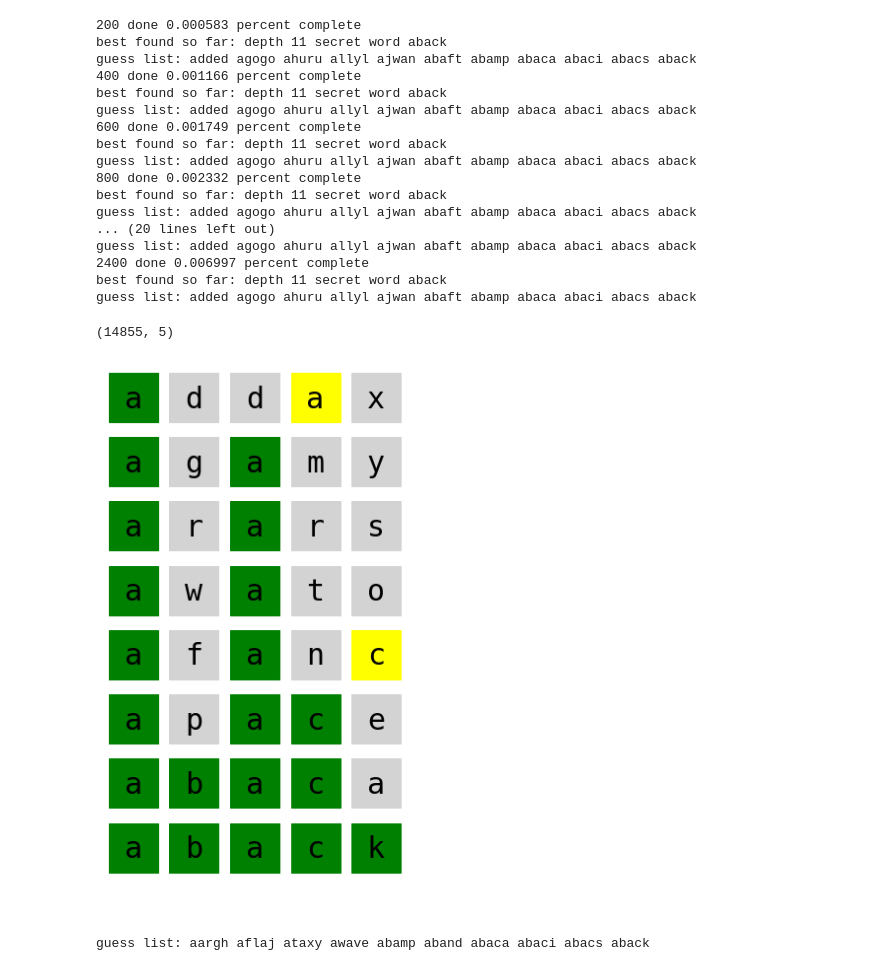
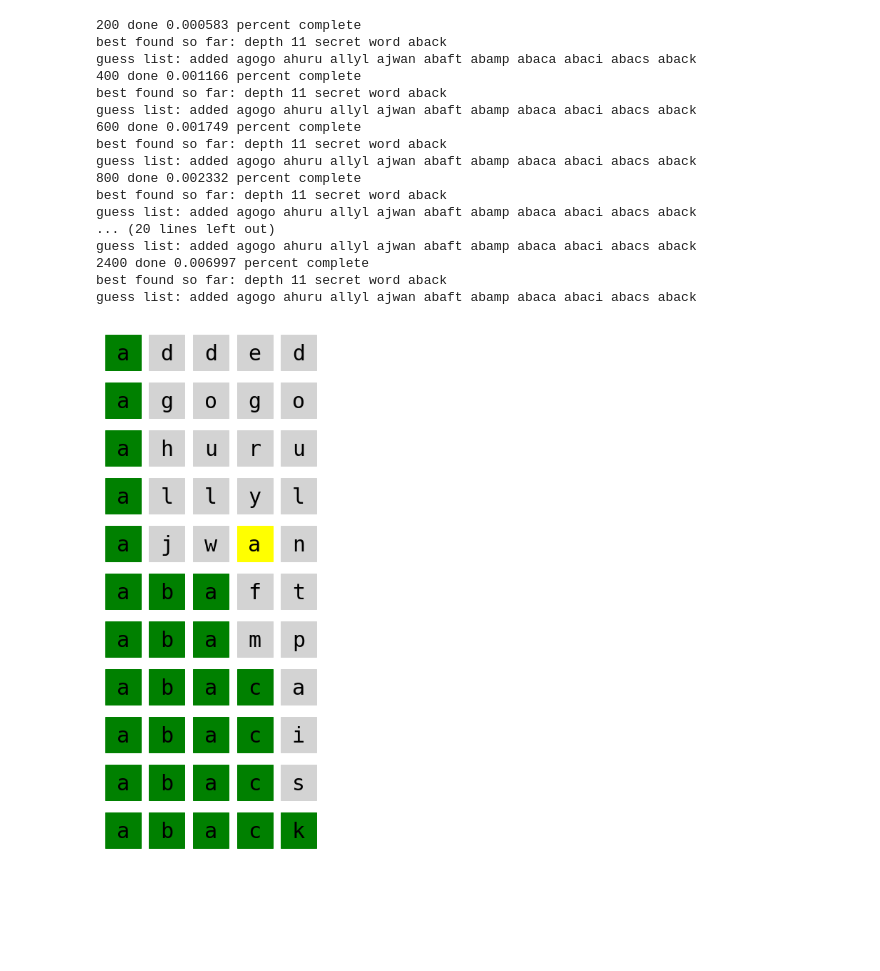
Before and after one commit to dncoble/Notebooks, a Jupyter notebook: The Longest Wordle/The Longest Wordle v2.ipynb, the cells around one changed output. Saved outputs shown, nothing was run; the diff lists cells and outputs as text; code cells hidden in the pictures; blank space fills up the shorter version.

```diff
--- a/The Longest Wordle/The Longest Wordle v2.ipynb
+++ b/The Longest Wordle/The Longest Wordle v2.ipynb
@@ -167,25 +166,13 @@ guess list: added agogo ahuru allyl ajwan abaft abamp abaca abaci abacs aback
 best found so far: depth 11 secret word aback
 guess list: added agogo ahuru allyl ajwan abaft abamp abaca abaci abacs aback
 # %%
-secret = 0
-guess = 1
-valid_secrets = np.arange(guess_words.shape[0], dtype=int)
+guesses = ['added', 'agogo', 'ahuru', 'allyl', 'ajwan', 'abaft', 'abamp', 'abaca', 'abaci', 'abacs', 'aback']
 
-depth, wordlist = depth_first_search(secret, guess, valid_secrets)
+guesses = np.array([[l for l in word] for word in guesses]).astype('|S1')
+secret = guess_words[12546]
+
+colors = np.array([wordle(secret, guess) for guess in guesses])
+
+visualize(guesses, colors)
+# %% [output]
+[figure, added]
-# %%
-guess_words.shape
-# %% [output]
-(14855, 5)
-# %%
-guesses = guess_words[wordlist]
-secret = secret_words[0]
-
-colors = np.array([wordle(secret, guess) for guess in guesses])
-
-visualize(guesses, colors)
-# %% [output]
-[figure, removed]
-# %%
-print("guess list: " + " ".join(["".join(word) for word in best_guesses]))
-# %% [output]
-guess list: aargh aflaj ataxy awave abamp aband abaca abaci abacs aback
```
Also changed, not shown: parts of 1 cell of this notebook, 1 other file.
